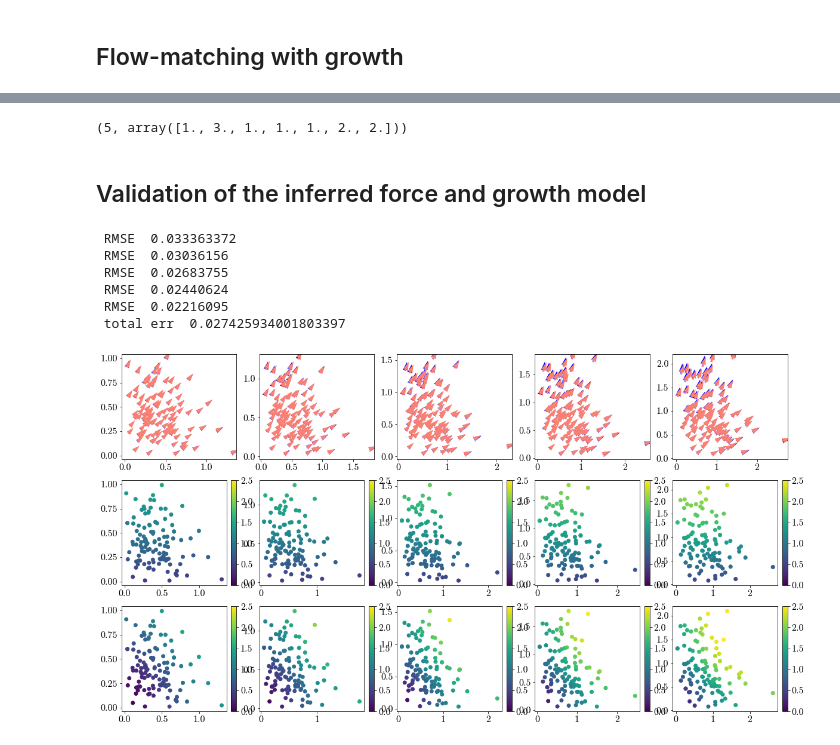
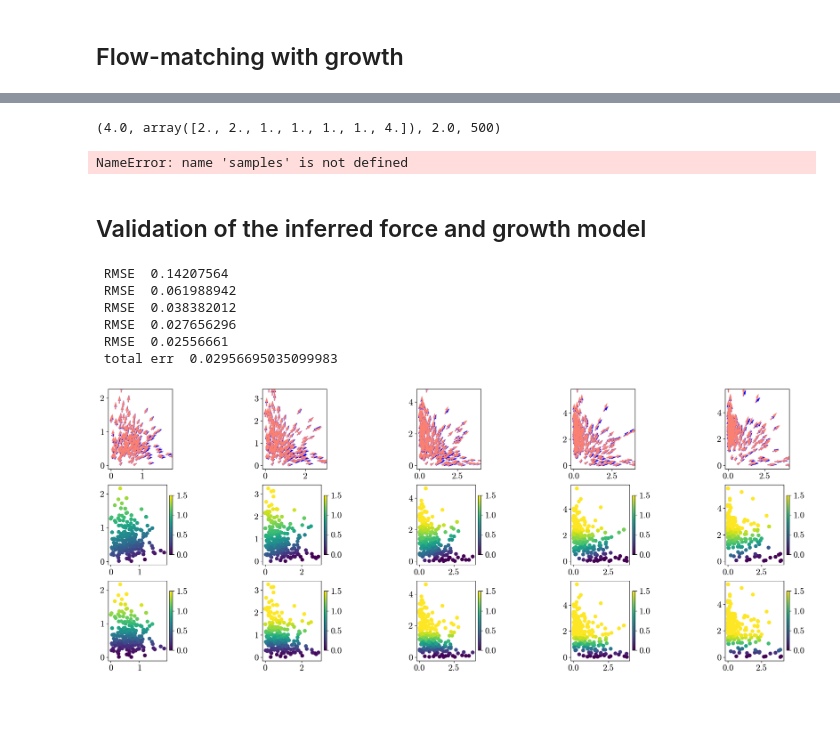
Before and after one commit to SuryanarayanaMK/PFI, a Jupyter notebook: Flow_matching_growth.ipynb, the cells around one changed output, grey strips where cells are left out. Cells and saved outputs as stored; diff of their text form; code cells hidden in the pictures; blank space fills up the shorter version.

```diff
--- a/Flow_matching_growth.ipynb
+++ b/Flow_matching_growth.ipynb
@@ -201,0 +236,7 @@ print(Dist[:,10,-1],tp)
+# %%
+for k in range(0, Dist.shape[0]):
+    plt.subplot(1,Dist.shape[0],k+1)
+    plt.scatter(Dist[k,::10,0],Dist[k,::10,1],alpha=0.5)
+    plt.xlim(-0.1,6.5); plt.ylim(-0.1,6.5)
+    plt.xlabel(r'$x_1$'); plt.ylabel(r'$x_2$')
+plt.gcf().set_size_inches(30,3.7)
@@ -224,15 +267,12 @@ def setup_model(Ndim, mean, std, Np, seed_, spectral_flag=True):
     print("#parameters:", sum(p.numel() for p in encoder.parameters() if p.requires_grad))
     return encoder, list(encoder.parameters())
 
-Np = 30; spectral_flag = False; L = 10; n_epochs = 50_01; batch_size_score = nsamples + 0;
+Np = 50; spectral_flag = False; L = 10; n_epochs = 50_01; batch_size_score = nsamples + 0;
 X_train, X_data, X_mean, X_std, sigma = generate_noisy_training_data_batch(Dist[:,0:nsamples,:], Ndim, tp, L, nsamples, nsnaps, device);
 scoreNet, params = setup_model(Ndim, X_mean, X_std, Np, 0, spectral_flag);
 start_time = time.time()
 
 scoreNet = DSM_training_batched(Ndim, scoreNet, X_train, X_data, sigma, nsnaps, nsamples, L, adp_flag=1, n_epochs=n_epochs, bs=batch_size_score, device=device);
-# print(" time-taken ", time.time() - start_time)
-# torch.save(scoreNet, model_path)
-# scoreNet = scoreNet.eval()
 # %% [output]
  done with time  0
  done with time  1
@@ -384,7 +429,7 @@ def compute_conditional_distributions_chebyshev_with_growth(Dist, batch_size, ma
 
     return Xtrain, ytrain, mass_weight
 # %%
-fac = 2;
+fac = 1
 uniform_kind = torch.tensor(np.linspace(tp[0],tp[-1],fac*tp.shape[0]))
 print(" data nodes ", tp)
 
@@ -393,7 +438,7 @@ uniform_nodes = torch.tensor(uniform_kind,dtype=torch.float32,device=device).exp
 
 batch_ot_samples_uniform = interpolate_old2new(batch_ot_samples, data_nodes, uniform_nodes).to(device);
 
-batch_size = nsamples + 0; # #batch_ot_samples.shape[1] #*nsamples;
+batch_size = int(nsamples/4) + 0; # #batch_ot_samples.shape[1] #*nsamples;
 uniform_batch = uniform_kind.expand(batch_size,-1).to(device)
 
 print(" shape of nodes ",  uniform_batch.shape, batch_ot_samples_uniform.shape)
@@ -417 +462,8 @@ print(" best_lam ", best_lam)
  best_lam  0.001
+# %%
+X_mean = torch.zeros((Ndim,)); X_std = torch.ones((Ndim,))
+for i in range(Ndim):
+    X_mean[i] = torch.tensor(torch.mean(batch_ot_samples_uniform[:,:,i]).flatten(), dtype=torch.float32)
+    X_std[i]  = torch.tensor(torch.std(batch_ot_samples_uniform[:,:,i]).flatten(), dtype=torch.float32)
+X_mean = X_mean[np.newaxis,:]; X_std = X_std[np.newaxis,:]
+print(" X-mean shape ", X_mean.shape, " X-std shape ", X_std.shape)
@@ -526,7 +596,13 @@ print(" total-time taken ", time.time() - start_time)
 # %%
-vol, model_params
+vol, model_params, gr, batch_size
 # %% [output]
-(5, array([1., 3., 1., 1., 1., 2., 2.]))
+(4.0, array([2., 2., 1., 1., 1., 1., 4.]), 2.0, 500)
+# %%
+batch_ot_samples_uniform.shape, samples.shape
+
+print(batch_ot_samples_uniform[5,1333,:], samples[5,1333,:])
+# %% [output]
+NameError: name 'samples' is not defined
 # %% [markdown]
 ## Validation of the inferred force and growth model
 # %%
@@ -542,43 +618,46 @@ def drift_analytical(x,model_params_):
 
 growth_net.eval()
 growth_inf = growth_net(batch_ot_samples_uniform).squeeze(-1)  # shape: (nsnaps, B)
-growth_ = gr*((batch_ot_samples_uniform[:,:,1]**2)/(1+batch_ot_samples_uniform[:,:,1]**2)  + (batch_ot_samples_uniform[:,:,0]**2)/(1+batch_ot_samples_uniform[:,:,0]**2))
+growth_ = gr*((batch_ot_samples_uniform[:,:,1]**2)/(1+batch_ot_samples_uniform[:,:,1]**2) + 0.0*(batch_ot_samples_uniform[:,:,0]**2)/(1+batch_ot_samples_uniform[:,:,0]**2)  )
+#growth_ = gr*( (batch_ot_samples_uniform[:,:,1]**2)/(1 + batch_ot_samples_uniform[:,:,1]**2) ) #( 1.0*(xtest[:,1]**2)/(2+xtest[:,1]**2)  + 0.25*(xtest[:,0]**2)/(1+xtest[:,0]**2) )
+
 log_mass = torch.zeros_like(growth_)
 log_mass[0] = np.log(1. / nsamples)
 for k in range(1, nsnaps):
     log_mass[k] = log_mass[k - 1] + 0.5 * dt * (growth_[k] + growth_[k - 1])
 mass_ = torch.exp(log_mass)
 
-res = 4;
+res = 8;
 total_err = 0;
 samples = batch_ot_samples_uniform.cpu().data.numpy() + 0; #np.asarray(samples_full)
-for k in range(0,tp.shape[0]):
+for k in range(0,tp.shape[0],2):
     xtest = torch.tensor(samples[k,:,0:Ndim], dtype=torch.float32, device=device)
     force  = drift_analytical(xtest.cpu().data.numpy(),model_params)
     drift  = drift_net(xtest).cpu().data.numpy()
 
     print(" RMSE ", np.mean(( (force - drift)**2 ).flatten())/np.mean( (force**2).flatten() )  )
     total_err = total_err + np.mean(( (force - drift)**2 ).flatten())/np.mean( (force**2).flatten() )
 
     plt.subplot(3,tp.shape[0],k+1)
     plt.quiver(samples[k,::res,0], samples[k,::res,1], force[::res,0], force[::res,1],scale=25,width=0.015,alpha=1.0,color='blue')
     plt.quiver(samples[k,::res,0], samples[k,::res,1], drift[::res,0], drift[::res,1],scale=25,width=0.015,alpha=1.0,color='salmon')
 
     plt.subplot(3,tp.shape[0],tp.shape[0]+k+1)
-    plt.scatter(samples[k,::res,0], samples[k,::res,1], c = growth_inf[k,::res].cpu().data.numpy(),vmin=0,vmax=2.5)
+    plt.scatter(samples[k,::res,0], samples[k,::res,1], c = growth_inf[k,::res].cpu().data.numpy(),vmin=0,vmax=1.5)
     plt.colorbar(pad=0.04, fraction=0.046)
 
     plt.subplot(3,tp.shape[0],2*tp.shape[0]+k+1)
-    plt.scatter(samples[k,::res,0], samples[k,::res,1], c = growth_[k,::res].cpu().data.numpy(),vmin=0,vmax=2.5)
+    plt.scatter(samples[k,::res,0], samples[k,::res,1], c = growth_[k,::res].cpu().data.numpy(),vmin=0,vmax=1.5)
     plt.colorbar(pad=0.04, fraction=0.046)
     #plt.quiver(samples[k,::res,0], samples[k,::res,1], drift[::res,0], drift[::res,1],scale=25,width=0.015,alpha=1.0,color='salmon')
 print(" total err ", total_err/tp.shape[0])
-plt.gcf().set_size_inches(20,11)
+# plt.tight_layout()
+plt.gcf().set_size_inches(25,9)
 # %% [output]
- RMSE  0.033363372
- RMSE  0.03036156
- RMSE  0.02683755
- RMSE  0.02440624
- RMSE  0.02216095
- total err  0.027425934001803397
+ RMSE  0.14207564
+ RMSE  0.061988942
+ RMSE  0.038382012
+ RMSE  0.027656296
+ RMSE  0.02556661
+ total err  0.02956695035099983
-[figure, old version]
+[figure, new version]
```
Also changed, not shown: parts of 27 cells of this notebook.
